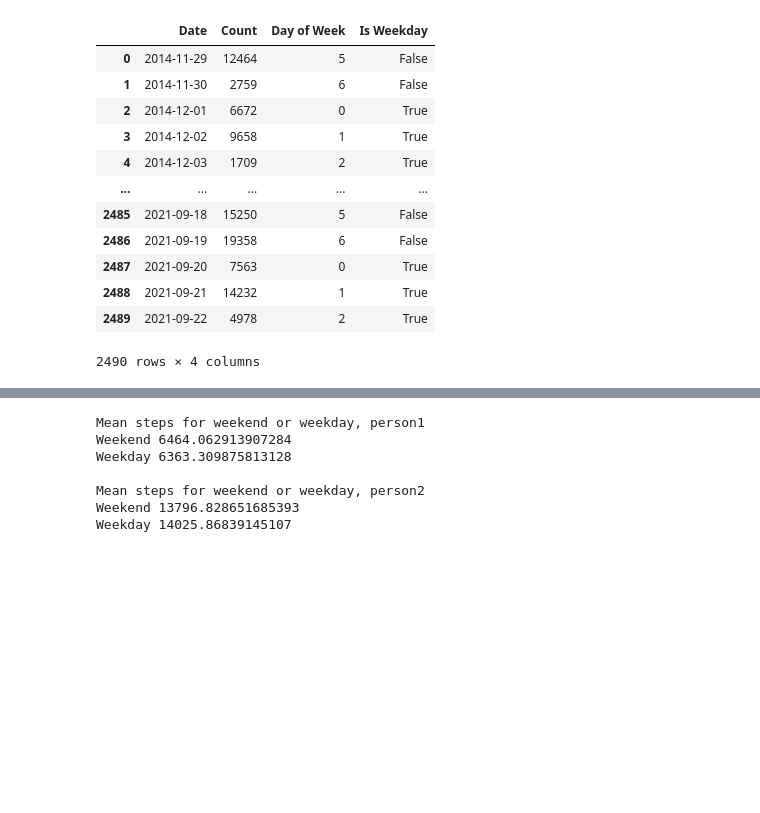
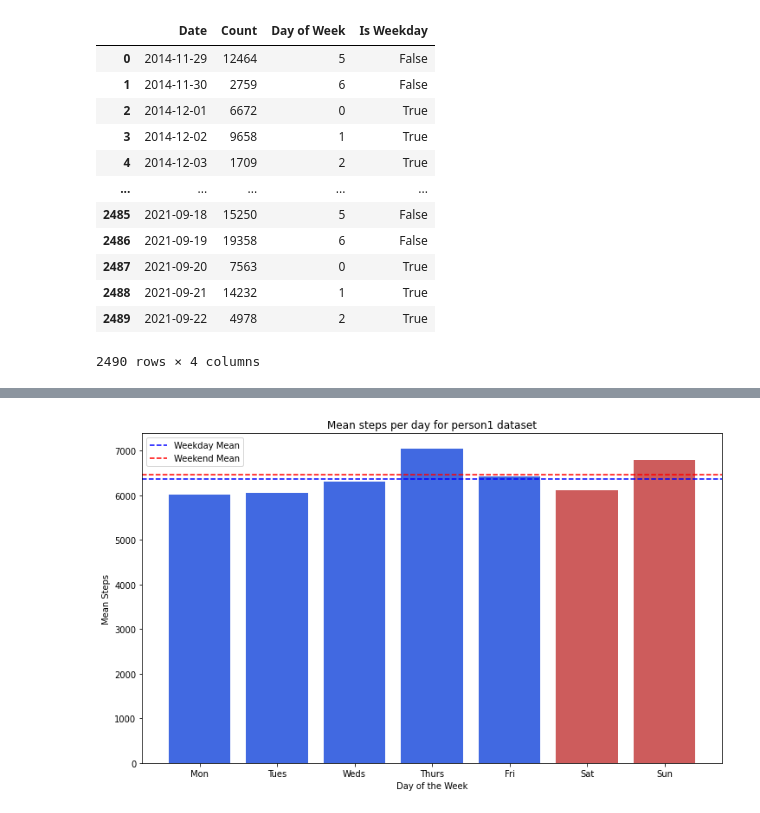
Before and after one commit to j-sh-park/Fit_Analysis, a Jupyter notebook: src/Week10 - James Park.ipynb, the cells around one changed output, grey strips where cells are left out. Cells and saved outputs as stored; diff of their text form; code cells hidden in the pictures; blank space fills up the shorter version.

```diff
--- a/src/Week10 - James Park.ipynb
+++ b/src/Week10 - James Park.ipynb
@@ -165,12 +165,14 @@ gdf2_daily = df2_daily.groupby('Day of Week')
 dkeys1 = gdf1_daily.groups.keys()
 dkeys2 = gdf2_daily.groups.keys()
 #create dict to translate weekday numbers to names
-daydict = {0:'Monday', 1:'Tuesday', 2:'Wednesday', 3:'Thursday', 4:'Friday', 5:'Saturday', 6:'Sunday'}
+daydict = {0:'Mon', 1:'Tues', 2:'Weds', 3:'Thurs', 4:'Fri', 5:'Sat', 6:'Sun'}
 # %%
-#show mean steps per day
-print('\nMean steps per day, person1')
+#put mean per day data in new df for graphing
+day_mean_data1 = []
+day_mean_data2 = []
 for i in dkeys1:
-    print(daydict[i], gdf1_daily.get_group(i)['Count'].mean())
-print('\nMean steps per day, person2')
+    day_mean_data1.append([daydict[i], gdf1_daily.get_group(i)['Count'].mean()])
 for i in dkeys2:
-    print(daydict[i], gdf2_daily.get_group(i)['Count'].mean())
+    day_mean_data2.append([daydict[i], gdf2_daily.get_group(i)['Count'].mean()])
+day_mean_df1 = pd.DataFrame(day_mean_data1, columns = ['Day', 'Mean Steps'])
+day_mean_df2 = pd.DataFrame(day_mean_data2, columns = ['Day', 'Mean Steps'])
@@ -202,18 +210,30 @@ dkeys2 = gdf2_daily.groups.keys()
 #create dict to translate True/False to weekday/weekend
 weekdict = {True:'Weekday', False:'Weekend'}
 # %%
-#show mean steps, weekday vs weekend
-print('\nMean steps for weekend or weekday, person1')
+#put mean steps into new df for graphing, weekday vs weekend
+weekday_mean_data1 = []
+weekday_mean_data2 = []
 for i in dkeys1:
-    print(weekdict[i], gdf1_daily.get_group(i)['Count'].mean())
-print('\nMean steps for weekend or weekday, person2')
+    weekday_mean_data1.append([weekdict[i], gdf1_daily.get_group(i)['Count'].mean()])
 for i in dkeys2:
-    print(weekdict[i], gdf2_daily.get_group(i)['Count'].mean())
+    weekday_mean_data2.append([weekdict[i], gdf2_daily.get_group(i)['Count'].mean()])
+weekday_mean_df1 = pd.DataFrame(weekday_mean_data1, columns = ['Period', 'Mean Steps'])
+weekday_mean_df2 = pd.DataFrame(weekday_mean_data2, columns = ['Period', 'Mean Steps'])
-# %% [output]
-Mean steps for weekend or weekday, person1
-Weekend 6464.062913907284
-Weekday 6363.309875813128
-
-Mean steps for weekend or weekday, person2
-Weekend 13796.828651685393
-Weekday 14025.86839145107
+# %%
+#graph means per day for person1 data set
+plt.bar(day_mean_df1['Day'], day_mean_df1['Mean Steps'], color = ['royalblue', 'royalblue', 'royalblue', 'royalblue', 'royalblue', 'indianred', 'indianred'])
+plt.xlabel('Day of the Week')
+plt.ylabel('Mean Steps')
+plt.title('Mean steps per day for person1 dataset')
+#add weekday and weekend means
+h1 = weekday_mean_df1[weekday_mean_df1['Period']=='Weekday']['Mean Steps'][1]
+h2 = weekday_mean_df1[weekday_mean_df1['Period']=='Weekend']['Mean Steps'][0]
+plt.axhline(y=h1,linewidth=1.5, linestyle='--', label='Weekday Mean', color='blue')
+plt.axhline(y=h2,linewidth=1.5, linestyle='--', label='Weekend Mean', color='red')
+plt.legend()
+#set plot size
+fig = plt.gcf()
+fig.set_size_inches(12, 7)
+fig.savefig('person1_meanperday.png', dpi=100)
+# %% [output]
+[figure, added]
```
Also changed, not shown: parts of 4 cells of this notebook.
